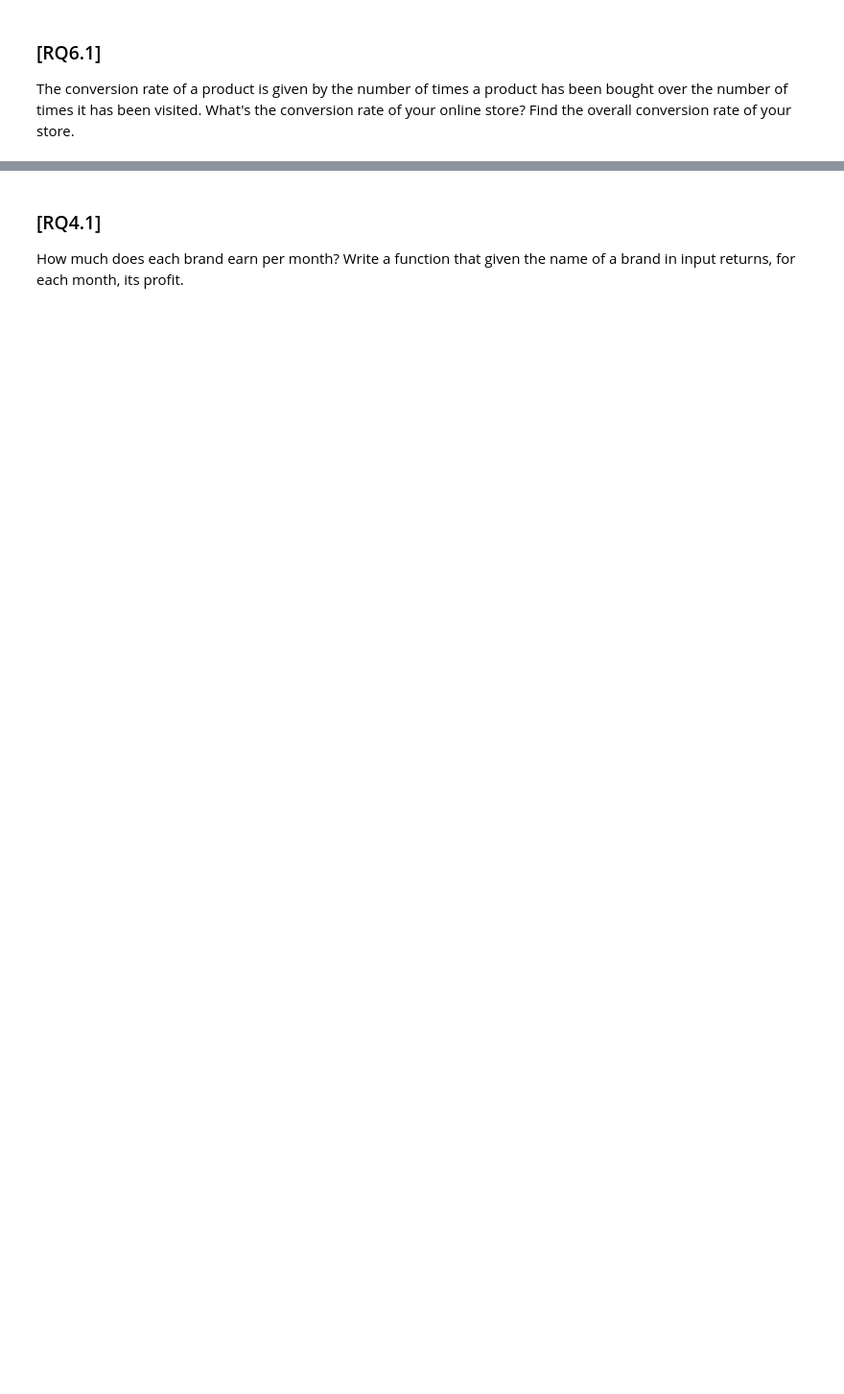
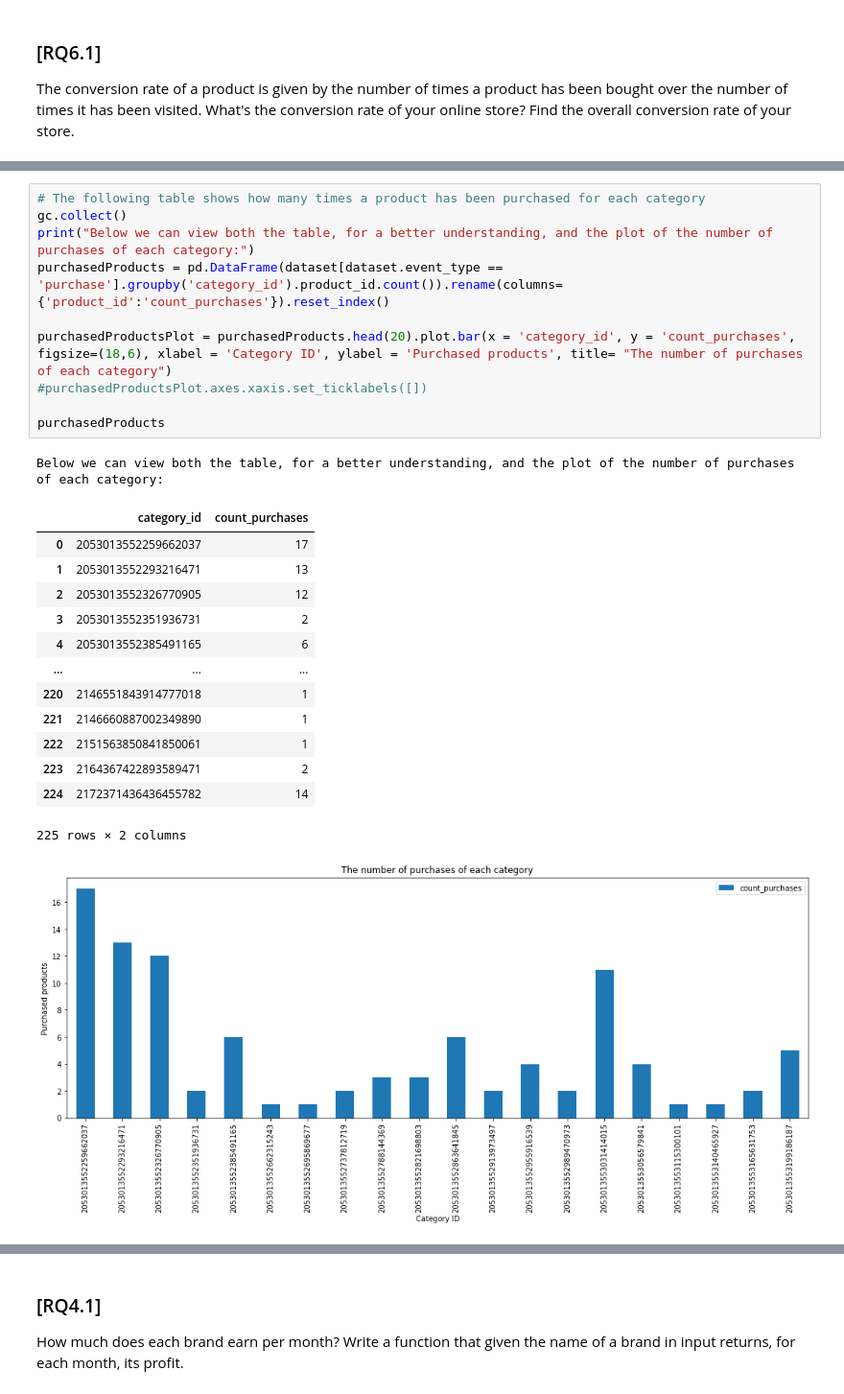
Before and after one commit to freebirdT/ADM_homework2, a Jupyter notebook: main.ipynb, the cells around one changed output, grey strips where cells are left out. Shown: that part at 96% size. Cells and saved outputs as stored; diff of their text form; blank space fills up the shorter version.

Commit message:
Solved all RQ4 and added plots to all RQ

```diff
--- a/main.ipynb
+++ b/main.ipynb
@@ -275 +282,27 @@ Plot the number of purchases of each category and show the conversion rate of ea
+# %%
+# The following table shows how many times a product has been purchased for each category
+gc.collect()
+print("Below we can view both the table, for a better understanding, and the plot of the number of purchases of each category:")
+purchasedProducts = pd.DataFrame(dataset[dataset.event_type == 'purchase'].groupby('category_id').product_id.count()).rename(columns={'product_id':'count_purchases'}).reset_index()
+
+purchasedProductsPlot = purchasedProducts.head(20).plot.bar(x = 'category_id', y = 'count_purchases', figsize=(18,6), xlabel = 'Category ID', ylabel = 'Purchased products', title= "The number of purchases of each category")
+#purchasedProductsPlot.axes.xaxis.set_ticklabels([])
+
+purchasedProducts
+# %% [output]
+Below we can view both the table, for a better understanding, and the plot of the number of purchases of each category:
+|  | category_id | count_purchases |
+| 0 | 2053013552259662037 | 17 |
+| 1 | 2053013552293216471 | 13 |
+| 2 | 2053013552326770905 | 12 |
+| 3 | 2053013552351936731 | 2 |
+| 4 | 2053013552385491165 | 6 |
+| ... | ... | ... |
+| 220 | 2146551843914777018 | 1 |
+| 221 | 2146660887002349890 | 1 |
+| 222 | 2151563850841850061 | 1 |
+| 223 | 2164367422893589471 | 2 |
+| 224 | 2172371436436455782 | 14 |
+225 rows × 2 columns
+[figure, added]
 # %%
```
Also changed, not shown: parts of 14 cells of this notebook.
